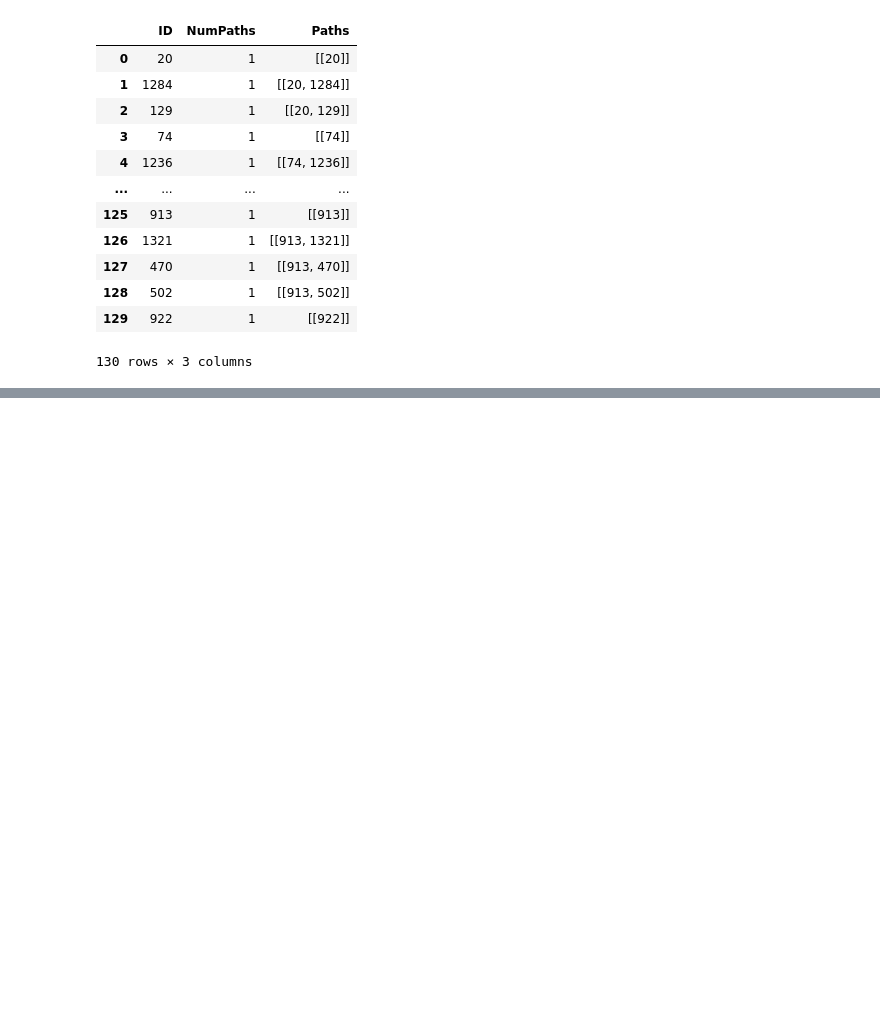
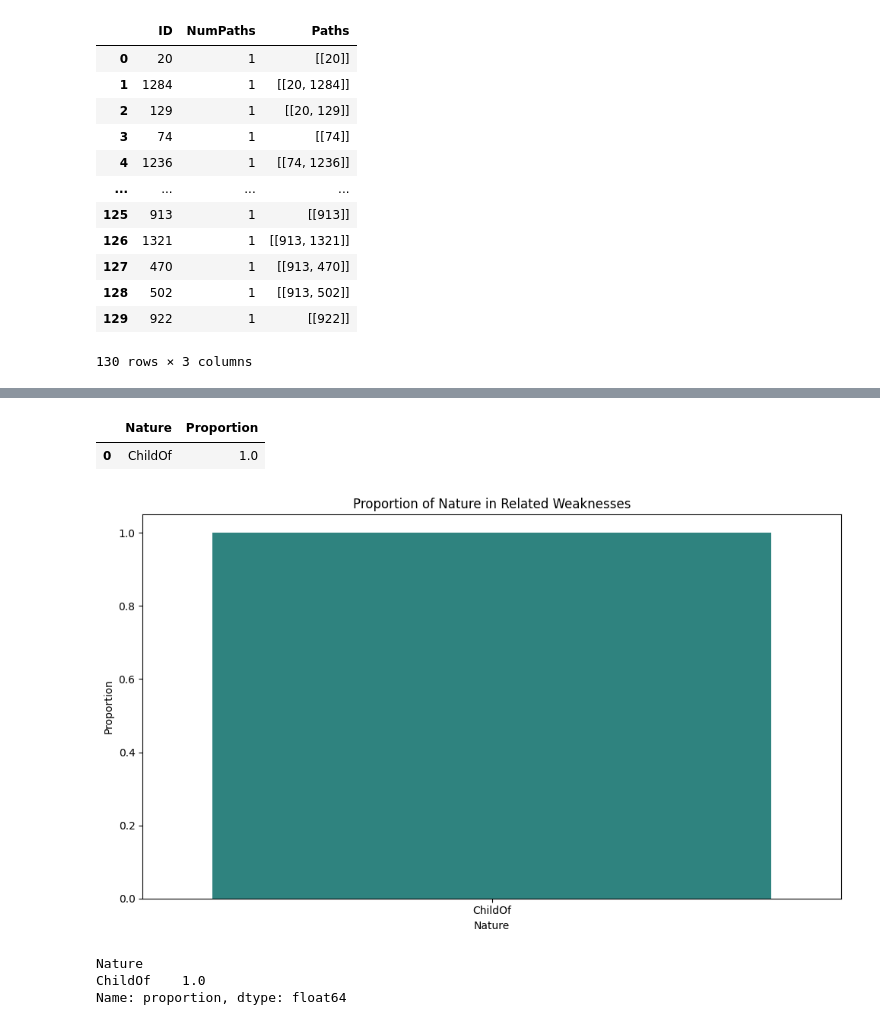
Before and after one commit to Eathus/Thesis-Edvin, a Jupyter notebook: CWE_analysis/analysis.ipynb, the cells around one changed output, grey strips where cells are left out. Drawn from its saved outputs; the diff is of its cells as text; code cells hidden in the pictures; blank space fills up the shorter version.

Commit message:
feat: implemented various functions for analyzing CWE views

```diff
--- a/CWE_analysis/analysis.ipynb
+++ b/CWE_analysis/analysis.ipynb
@@ -12,6 +12,7 @@ def req_CWE(url, jfile = None, printj = True) :
     try:
         # Make the request
         reply = requests.get(url, headers=headers, timeout=100)
+        reply.raise_for_status()
         jreply = reply.json()
 
         if not printj :
@@ -174,0 +264,43 @@ get_paths('1003', df_view1003_complete)
+# %%
+
+import seaborn as sns
+import matplotlib.pyplot as plt
+
+def rwn_distribution(jview, view, normalize=False, plot = True) :
+    df = pd.DataFrame(pd.json_normalize(jview["Weaknesses"], sep='_'))
+    df['RelatedWeaknesses'] = df['RelatedWeaknesses'].apply(
+        lambda weaknesses: [w for w in weaknesses if w['ViewID'] == view]
+        if isinstance(weaknesses, list) else [])
+
+    #display(*df['RelatedWeaknesses'])
+    df_rw = pd.json_normalize(df['RelatedWeaknesses'].explode().dropna())
+    data = df_rw['Nature'].value_counts(normalize=normalize)
+
+    if plot :
+        data_df = data.reset_index()
+        data_df.columns = ['Nature', ('Proportion' if normalize else 'Count')]
+        display(data_df)
+        # Plotting
+        plt.figure(figsize=(10, 6))
+        sns.barplot(x='Nature',
+                    y=('Proportion' if normalize else 'Count'),
+                    hue='Nature',
+                    data=data_df, palette='viridis')
+
+        # Add labels and title
+        plt.title('Proportion of Nature in Related Weaknesses')
+
+        # Show the plot
+        plt.tight_layout()
+        plt.show()
+
+    return data
+
+rwn_distribution(jview1003_complete, '1003', True)
+# %% [output]
+|  | Nature | Proportion |
+| 0 | ChildOf | 1.0 |
+[figure, added]
+Nature
+ChildOf    1.0
+Name: proportion, dtype: float64
```
Also changed, not shown: parts of 16 cells of this notebook.
